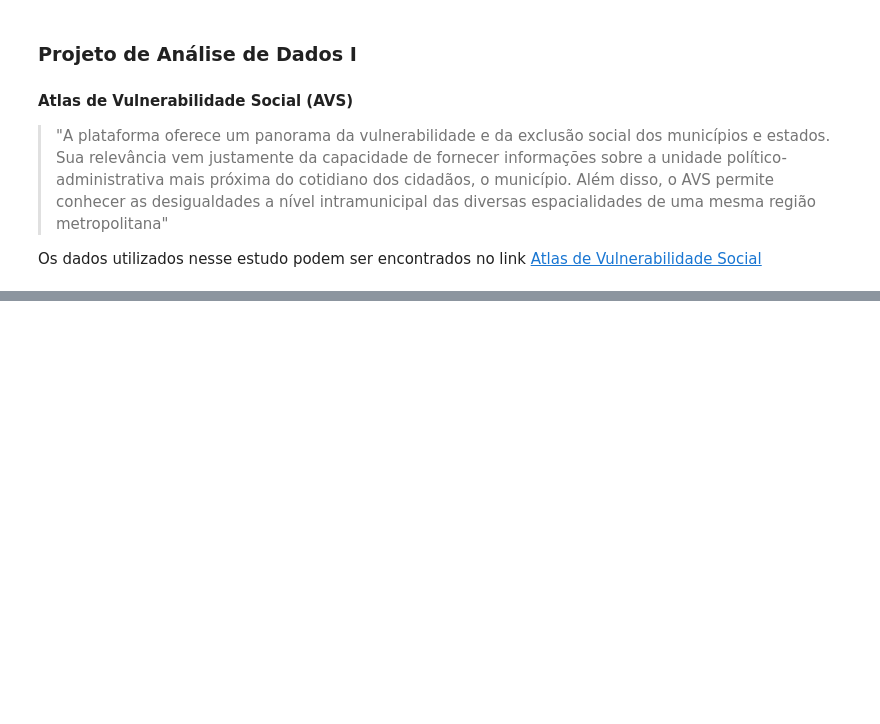
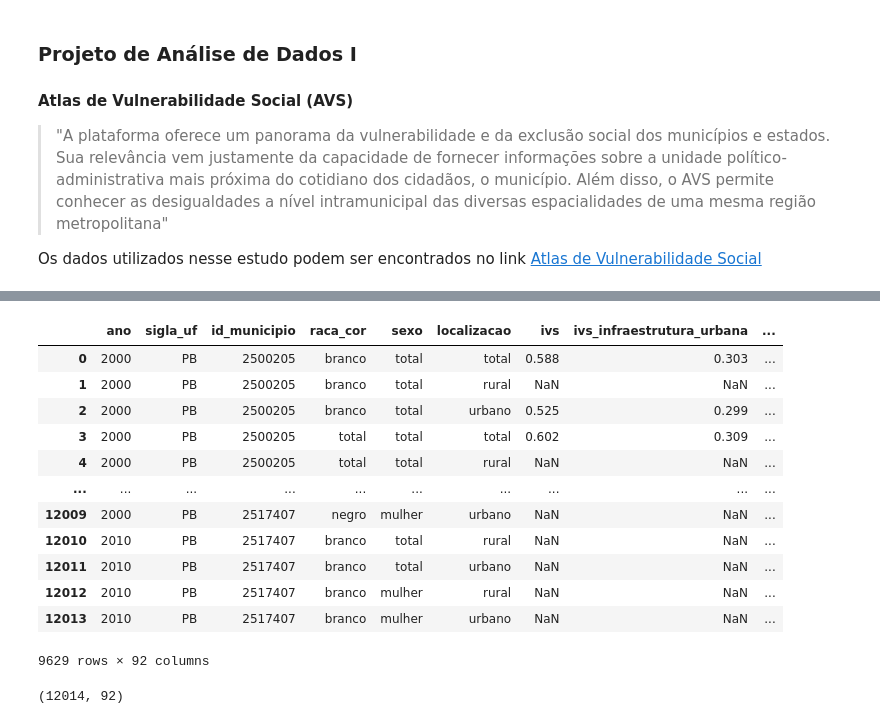
Before and after one commit to ryanjorgeac/projeto-ad1, a Jupyter notebook: relatorio.ipynb, the cells around one changed output, grey strips where cells are left out. Drawn from its saved outputs; the diff is of its cells as text; code cells hidden in the pictures; blank space fills up the shorter version.

```diff
--- a/relatorio.ipynb
+++ b/relatorio.ipynb
@@ -20,6 +42,22 @@ dados_pb.isnull().sum()
 # %%
-dados_pb[dados_pb.isnull().T.any()].ano
+dados[dados.isnull().T.any()]
+# %% [output]
+|  | ano | sigla_uf | id_municipio | raca_cor | sexo | localizacao | ivs | ivs_infraestrutura_urbana | ... |
+| 0 | 2000 | PB | 2500205 | branco | total | total | 0.588 | 0.303 | ... |
+| 1 | 2000 | PB | 2500205 | branco | total | rural | NaN | NaN | ... |
+| 2 | 2000 | PB | 2500205 | branco | total | urbano | 0.525 | 0.299 | ... |
+| 3 | 2000 | PB | 2500205 | total | total | total | 0.602 | 0.309 | ... |
+| 4 | 2000 | PB | 2500205 | total | total | rural | NaN | NaN | ... |
+| ... | ... | ... | ... | ... | ... | ... | ... | ... | ... |
+| 12009 | 2000 | PB | 2517407 | negro | mulher | urbano | NaN | NaN | ... |
+| 12010 | 2010 | PB | 2517407 | branco | total | rural | NaN | NaN | ... |
+| 12011 | 2010 | PB | 2517407 | branco | total | urbano | NaN | NaN | ... |
+| 12012 | 2010 | PB | 2517407 | branco | mulher | rural | NaN | NaN | ... |
+| 12013 | 2010 | PB | 2517407 | branco | mulher | urbano | NaN | NaN | ... |
+9629 rows × 92 columns
 # %%
 # linhas e colunas
-dados_pb.shape
+dados.shape
+# %% [output]
+(12014, 92)
 # %%
```
Also changed, not shown: parts of 9 cells of this notebook, 2 other files.
